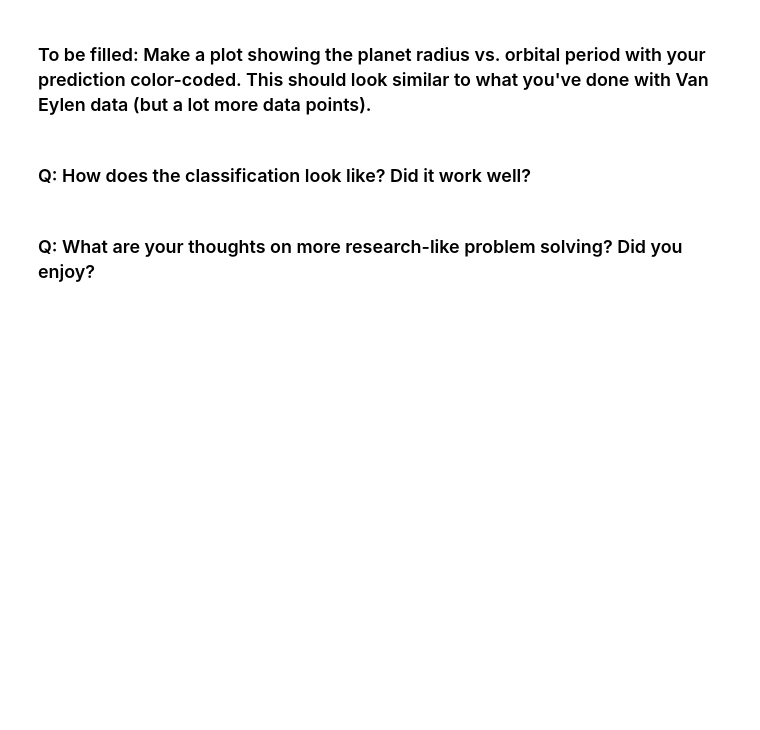
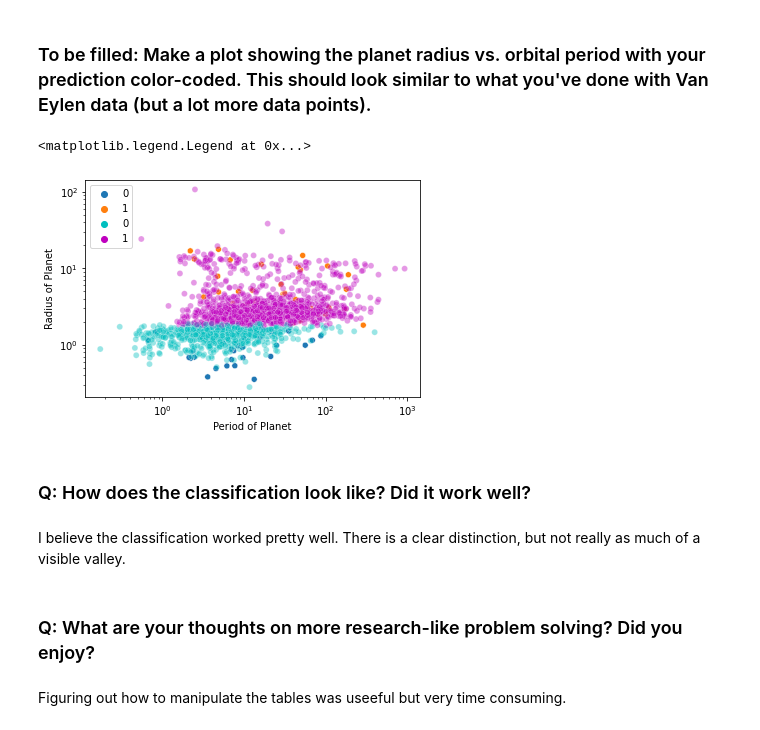
Before and after one commit to sydneeod/AI-Machine-Learning, a Jupyter notebook: AST4930_homework4.ipynb, the cells around one changed output. Saved outputs shown, nothing was run; the diff lists cells and outputs as text; code cells hidden in the pictures; blank space fills up the shorter version.

```diff
--- a/AST4930_homework4.ipynb
+++ b/AST4930_homework4.ipynb
@@ -182,0 +375,4 @@ Tip #2: In the planet parameter, you will see that we have orbital distance in a
+# %%
+## Final data we'll use for RF
+merged1 = merged1.drop(columns=['distance', 'KIC'],axis=1)
+merged1
@@ -183,3 +393,7 @@ Tip #2: In the planet parameter, you will see that we have orbital distance in a
 # %% [markdown]
 ### To be filled: Make predictions using your RF model.
 Tip: If you used log values (which I suggest), you need to use log values for the evaluation data.
+# %%
+## using our model to predict the SN and SE values
+SN1 = model.predict(merged1)
+SN1
@@ -185,0 +402,4 @@ Tip: If you used log values (which I suggest), you need to use log values for th
+# %%
+## adding predicted values to the merged table
+merged1['SN1'] = SN1
+merged1
@@ -185,0 +420,4 @@ Tip: If you used log values (which I suggest), you need to use log values for th
+# %%
+## need to convert distance to float type to use for loop below
+merged1['Rp'] = pd.to_numeric(merged1['Rp'])
+merged1['Rp']
@@ -186,6 +437,35 @@ Tip: If you used log values (which I suggest), you need to use log values for th
 # %% [markdown]
 ### To be filled: Make a plot showing the planet radius vs. orbital period with your prediction color-coded. This should look similar to what you've done with Van Eylen data (but a lot more data points).
+# %%
+## plotting
+import seaborn as sns
+
+palette = {'c','m'}
+
+fig = plt.figure()
+ax = fig.add_subplot()
+
+sns.scatterplot(x = data['Period'], y = data['Rp'], hue = SN)
+sns.scatterplot(x = merged1['Period'], y = merged1['Rp'], hue = SN1, palette=palette, alpha=0.4) ## set alpha to 0.4 so it's easier to see data points behind
+
+ax.set_yscale('log')
+ax.set_xscale('log')
+
+ax.set_xlabel('Period of Planet')
+ax.set_ylabel('Radius of Planet')
+
+ax.legend(loc='upper left')
+
+## 0 is SE
+##SN is 1
+# %% [output]
+<matplotlib.legend.Legend at 0x...>
+[figure, added]
 # %% [markdown]
 ### Q: How does the classification look like? Did it work well?
+# %% [markdown]
+I believe the classification worked pretty well. There is a clear distinction, but not really as much of a visible valley.
 # %% [markdown]
 ### Q: What are your thoughts on more research-like problem solving? Did you enjoy?
+# %% [markdown]
+Figuring out how to manipulate the tables was useeful but very time consuming.
```
Also changed, not shown: parts of 32 cells of this notebook, 6 other files.
